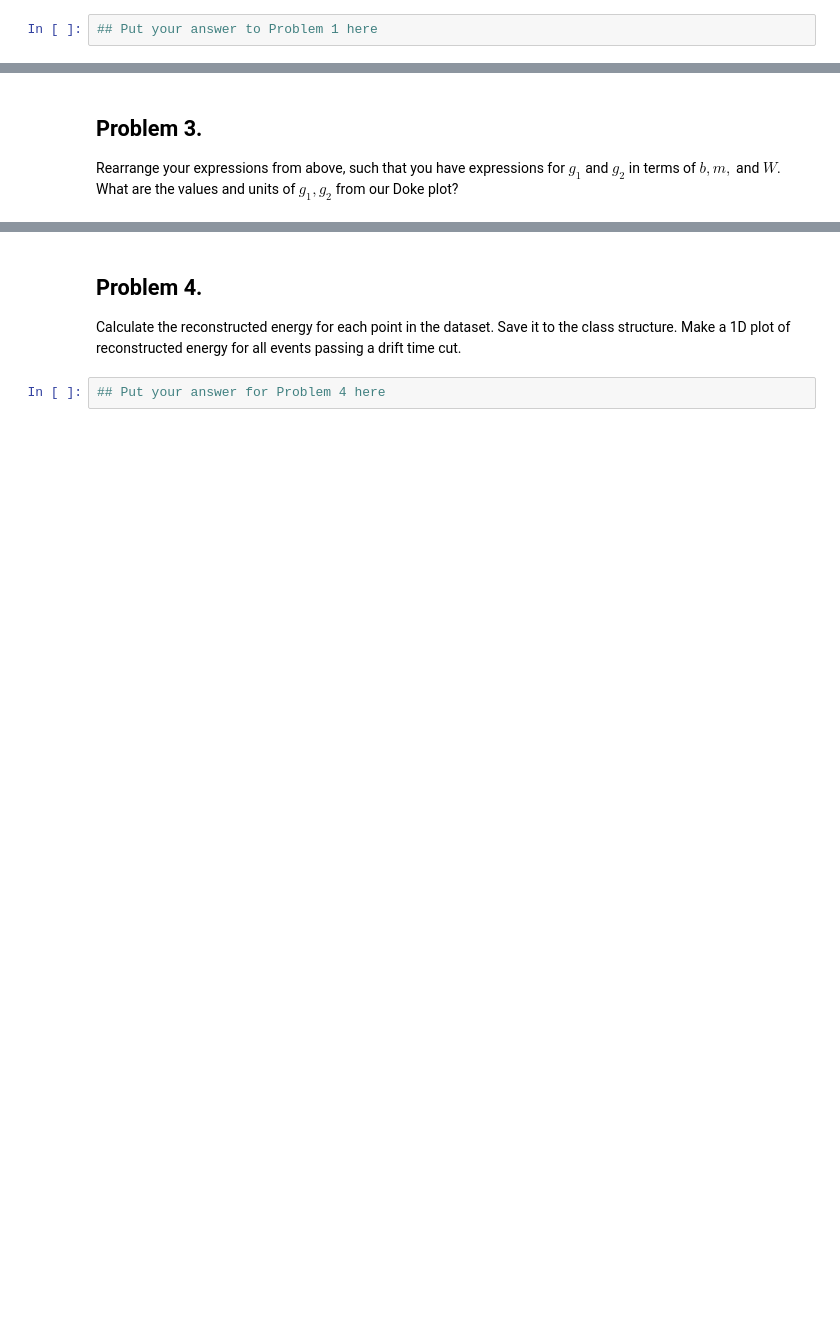
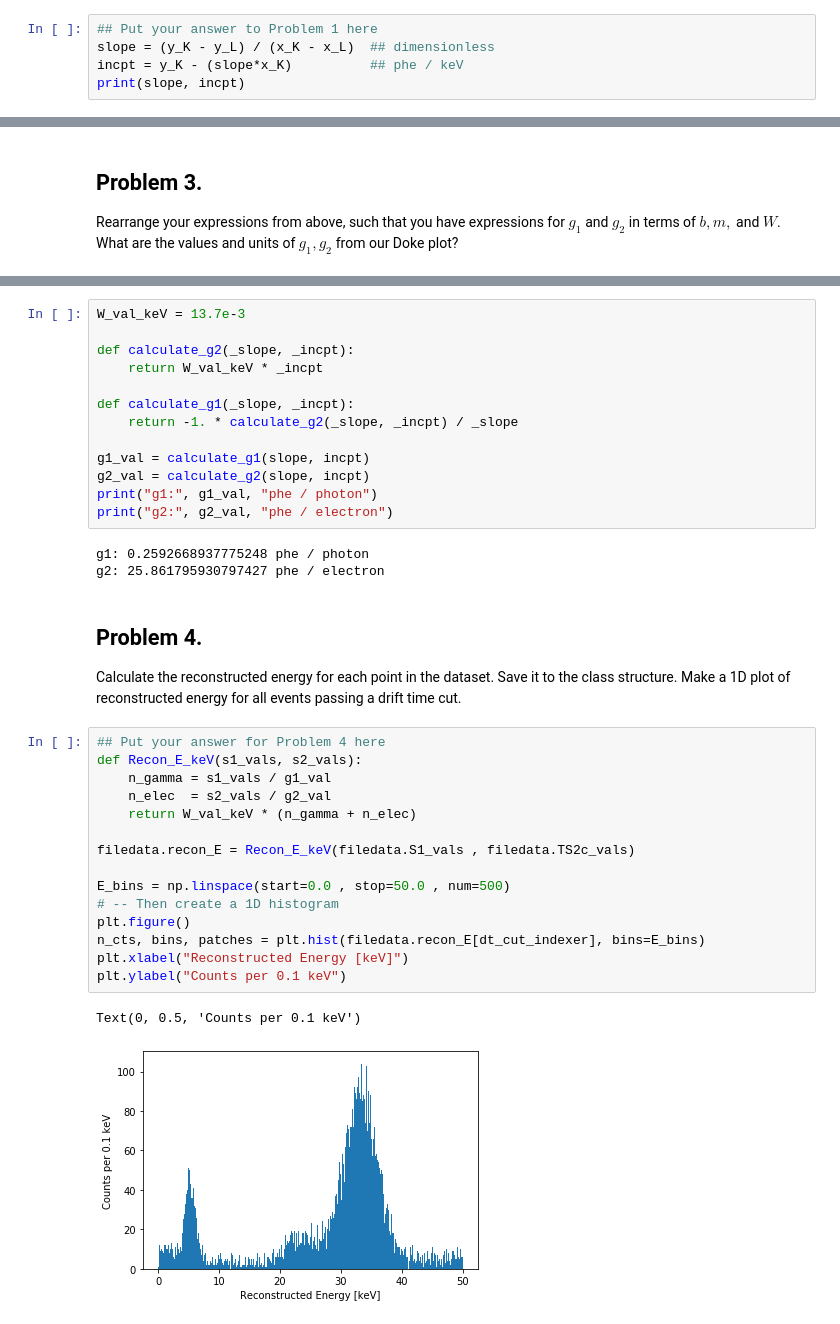
Before and after one commit to dtemps123/HS_Lessons, a Jupyter notebook: Lesson03.ipynb, the cells around one changed output, grey strips where cells are left out. Drawn from its saved outputs; the diff is of its cells as text; blank space fills up the shorter version.

Commit message:
add in answers

```diff
--- a/Lesson03.ipynb
+++ b/Lesson03.ipynb
@@ -268,3 +268,6 @@ The following exercises will take you through performing the energy calibration.
 Calculate the slope and intercept of the line specified by the two points in the Doke plot. What are their units?
 # %%
 ## Put your answer to Problem 1 here
+slope = (y_K - y_L) / (x_K - x_L)  ## dimensionless
+incpt = y_K - (slope*x_K)          ## phe / keV
+print(slope, incpt)
@@ -281,5 +296,37 @@ Rearrange your expressions from above, such that you have expressions for $g_1$
+# %%
+W_val_keV = 13.7e-3
+
+def calculate_g2(_slope, _incpt):
+    return W_val_keV * _incpt
+
+def calculate_g1(_slope, _incpt):
+    return -1. * calculate_g2(_slope, _incpt) / _slope
+
+g1_val = calculate_g1(slope, incpt)
+g2_val = calculate_g2(slope, incpt)
+print("g1:", g1_val, "phe / photon")
+print("g2:", g2_val, "phe / electron")
+# %% [output]
+g1: 0.2592668937775248 phe / photon
+g2: 25.861795930797427 phe / electron
 # %% [markdown]
 ## Problem 4.
 Calculate the reconstructed energy for each point in the dataset. Save it to the class structure. Make a 1D plot of reconstructed energy for all events passing a drift time cut.
-# %%
-## Put your answer for Problem 4 here
+# %%
+## Put your answer for Problem 4 here
+def Recon_E_keV(s1_vals, s2_vals):
+    n_gamma = s1_vals / g1_val
+    n_elec  = s2_vals / g2_val
+    return W_val_keV * (n_gamma + n_elec)
+
+filedata.recon_E = Recon_E_keV(filedata.S1_vals , filedata.TS2c_vals)
+
+E_bins = np.linspace(start=0.0 , stop=50.0 , num=500)
+# -- Then create a 1D histogram
+plt.figure()
+n_cts, bins, patches = plt.hist(filedata.recon_E[dt_cut_indexer], bins=E_bins)
+plt.xlabel("Reconstructed Energy [keV]")
+plt.ylabel("Counts per 0.1 keV")
+# %% [output]
+Text(0, 0.5, 'Counts per 0.1 keV')
+[figure, added]
```
Also changed, not shown: parts of 5 cells of this notebook.
